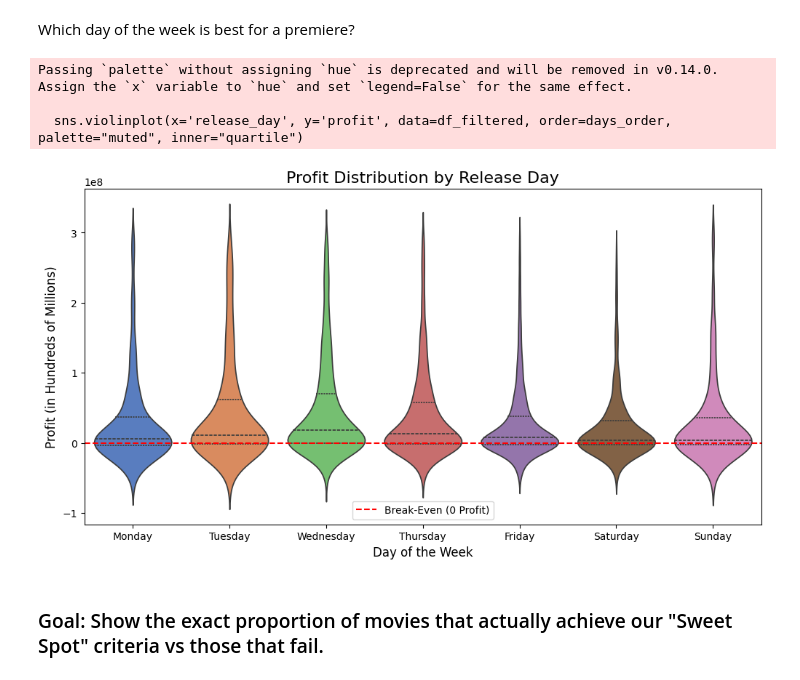
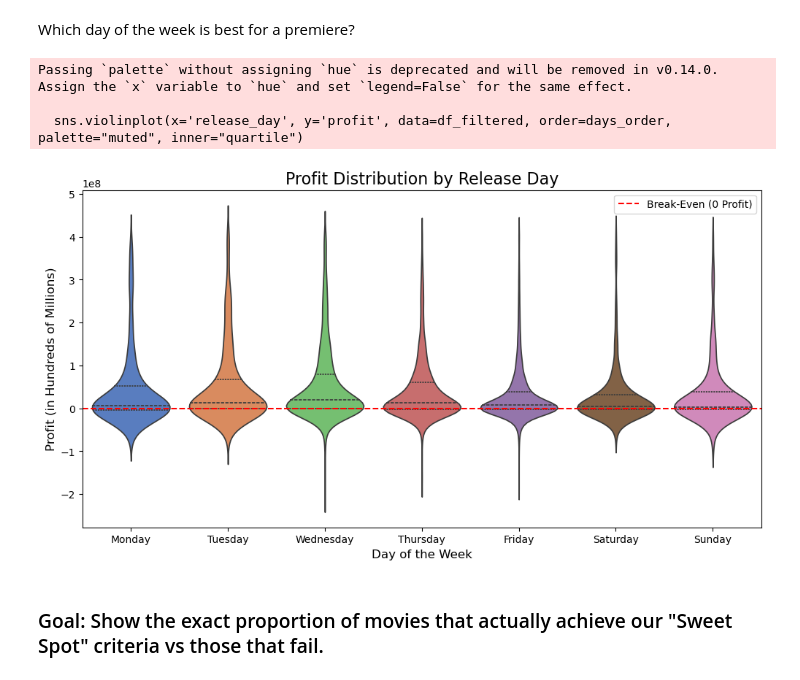
Before and after one commit to anish1206/dv-cp, a Jupyter notebook: eda_visualization.ipynb, the cells around one changed output. Saved outputs shown, nothing was run; the diff lists cells and outputs as text; code cells hidden in the pictures.

Commit message:
Add files via upload
Adding more Visualizations

```diff
--- a/eda_visualization.ipynb
+++ b/eda_visualization.ipynb
@@ -134,27 +134,24 @@ plt.show()
 # %% [markdown]
 Which day of the week is best for a premiere?
 # %%
+# Filter out extreme profit outliers for clearer violinplot visualization
+df_filtered = df[df['profit'].abs() < df['profit'].quantile(0.97)]
 plt.figure(figsize=(12, 6))
-
 days_order =['Monday', 'Tuesday', 'Wednesday', 'Thursday', 'Friday', 'Saturday', 'Sunday']
-
-
 sns.violinplot(x='release_day', y='profit', data=df_filtered, order=days_order, palette="muted", inner="quartile")
-
 plt.title('Profit Distribution by Release Day', fontsize=16)
 plt.xlabel('Day of the Week', fontsize=12)
 plt.ylabel('Profit (in Hundreds of Millions)', fontsize=12)
 plt.axhline(y=0, color='red', linestyle='--', label='Break-Even (0 Profit)')
 plt.legend()
 plt.show()
-
 # Insight: Fridays and Thursdays usually have the widest "bellies" (density) in the positive profit range,
 # meaning they are the standard, safest days to release.
 # %% [output]
 Passing `palette` without assigning `hue` is deprecated and will be removed in v0.14.0. Assign the `x` variable to `hue` and set `legend=False` for the same effect.
 
   sns.violinplot(x='release_day', y='profit', data=df_filtered, order=days_order, palette="muted", inner="quartile")
-[figure, old version]
+[figure, new version]
 # %% [markdown]
 ### Goal: Show the exact proportion of movies that actually achieve our "Sweet Spot" criteria vs those that fail.
 # %%
```
Also changed, not shown: parts of 20 cells of this notebook, 2 other files.
